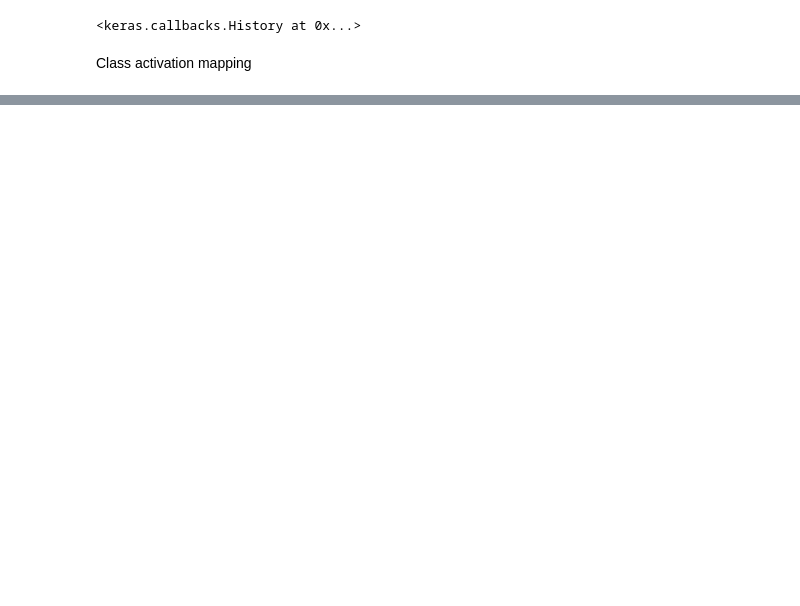
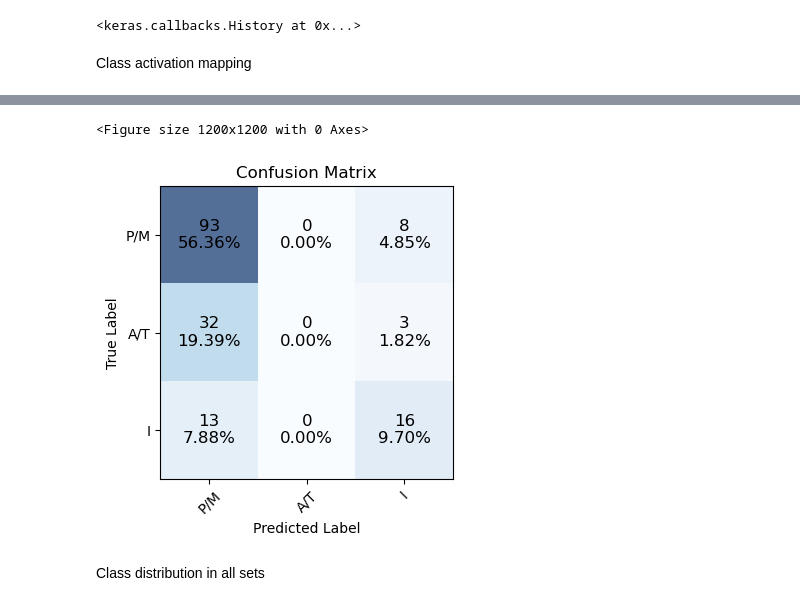
Before and after one commit to ignacio-ms/PyMorph, a Jupyter notebook: notebooks/5.1-cellular_division_base_models.ipynb, the cells around one changed output, grey strips where cells are left out. Saved outputs shown, nothing was run; the diff lists cells and outputs as text; code cells hidden in the pictures; blank space fills up the shorter version.

```diff
--- a/notebooks/5.1-cellular_division_base_models.ipynb
+++ b/notebooks/5.1-cellular_division_base_models.ipynb
@@ -229,3 +232,12 @@ Epoch 19: early stopping
 <keras.callbacks.History at 0x...>
 # %% [markdown]
 Class activation mapping
+# %%
+model = CNN(
+    base=base_models['VGG16'],
+    n_classes=3,
+    input_shape=INPUT_SHAPE
+)
+model.build_top(activation='softmax', b_type='CAM')
+model.compile(lr=.001, loss=extended_w_cel_loss())
+model.model.load_weights('../models/cellular_division_models/vgg16_best.h5')
@@ -244,0 +326,10 @@ ValueError: could not broadcast input array from shape (50,50,3) into shape (1,)
+# %%
+pred = model.model.predict(test_generator).round().astype(int)
+
+print(
+    classification_report(
+        test_generator.img_labels, [test_generator.oh2class(p) for p in pred],
+        target_names=test_generator.CLASS_NAMES,
+        zero_division=0
+    )
+)
@@ -244,0 +346,12 @@ ValueError: could not broadcast input array from shape (50,50,3) into shape (1,)
+# %%
+cf_matrix = confusion_matrix(
+    test_generator.img_labels, [test_generator.oh2class(p) for p in pred]
+)
+
+plt.figure(figsize=(12, 12))
+vis.plot_confusion_matrix(cf_matrix)
+# %% [output]
+<Figure size 1200x1200 with 0 Axes>
+[figure, added]
+# %% [markdown]
+Class distribution in all sets
```
Also changed, not shown: parts of 12 cells of this notebook, 4 other files.
